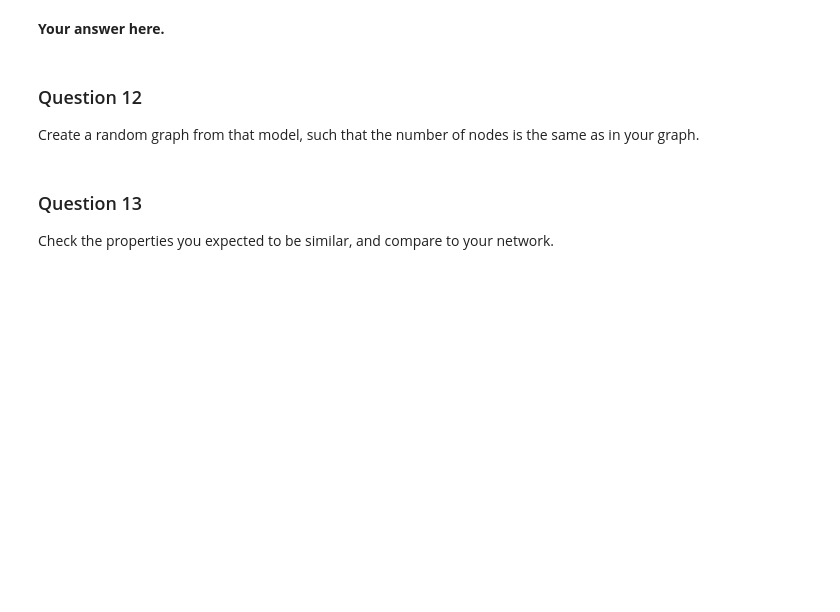
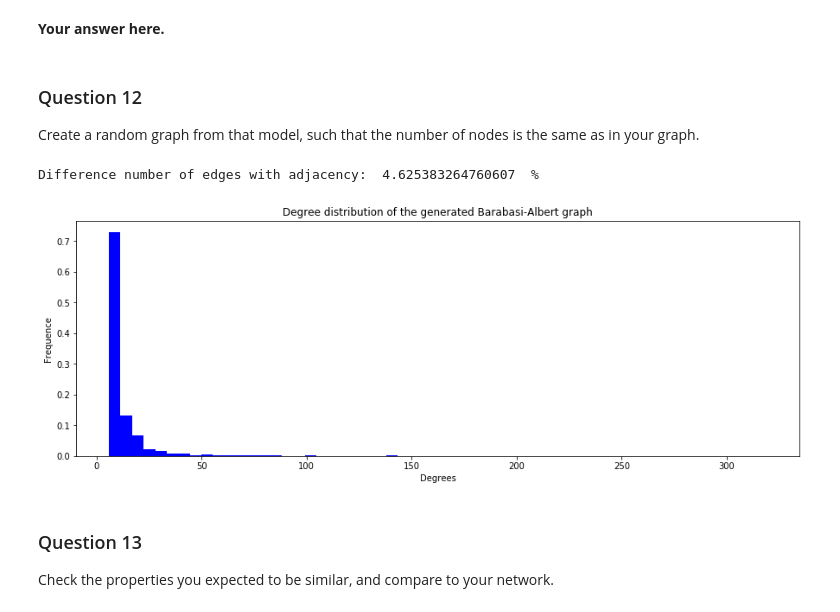
Before and after one commit to AmauV/NTDS, a Jupyter notebook: 2_network_models.ipynb, the cells around one changed output. Drawn from its saved outputs; the diff is of its cells as text; code cells hidden in the pictures; blank space fills up the shorter version.

```diff
--- a/2_network_models.ipynb
+++ b/2_network_models.ipynb
@@ -389 +370,3 @@ nx_ba_graph = magic_graph(n_nodes,1.59209779,250)
+# %%
+nx_ba_graph = nx.barabasi_albert_graph(n_nodes, 6, seed=5004)
 # %%
@@ -391,16 +374,20 @@ nx_ba_graph = magic_graph(n_nodes,1.59209779,250)
 # %%
 nx_ba_degrees = sorted([d for n, d in nx_ba_graph.degree()], reverse=True)
 print('Difference number of edges with adjacency: ', (sum(nx_ba_degrees)-n_edges*2)/(n_edges*2)*100, ' %')
+# %% [output]
+Difference number of edges with adjacency:  4.625383264760607  %
 # %%
 #Computation of the weights
 weights_graph = np.ones_like(nx_ba_degrees) / float(n_nodes)
 
-plt.figure(figsize=(15,6))
+plt.figure(figsize=(15,5))
 plt.hist(nx_ba_degrees, weights=weights_graph, bins=int(np.sqrt(n_nodes)), color='b')
 plt.title('Degree distribution of the generated Barabasi-Albert graph')
 plt.xlabel('Degrees')
 plt.ylabel('Frequence')
 plt.show()
+# %% [output]
+[figure, added]
 # %% [markdown]
 ### Question 13
 
```
Also changed, not shown: parts of 26 cells of this notebook.
